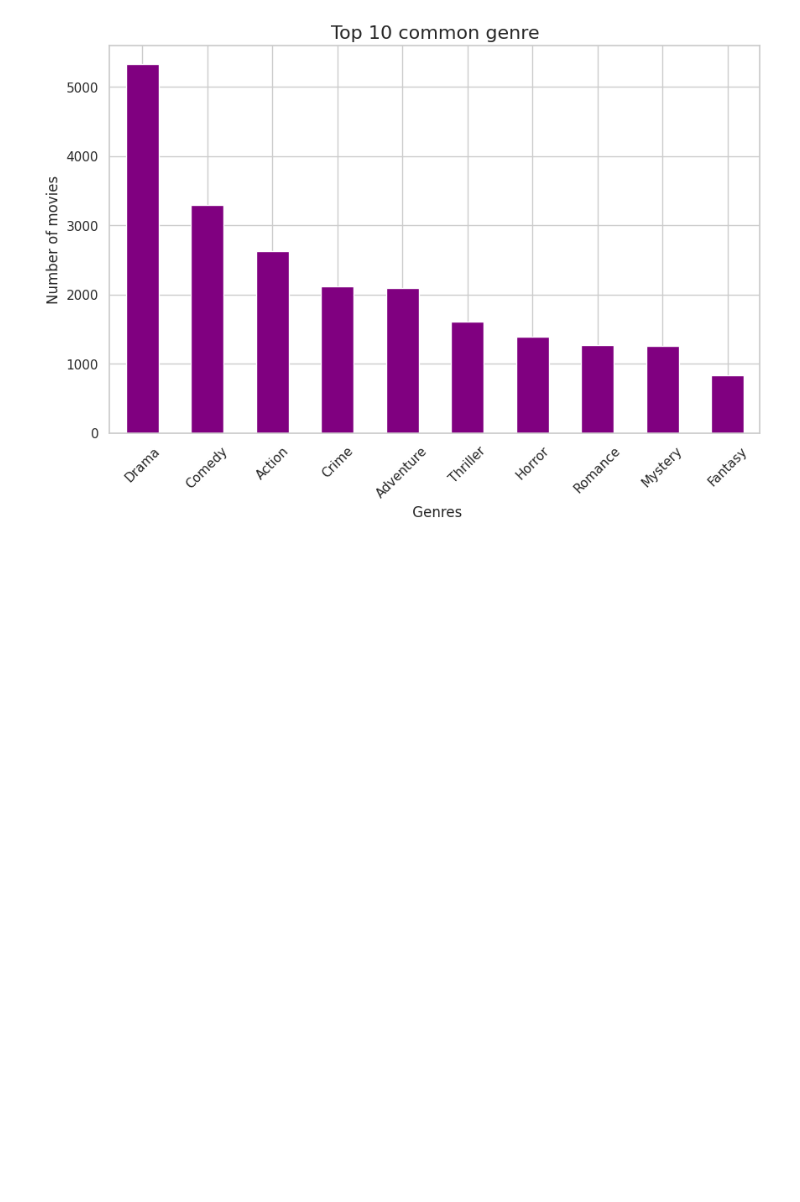
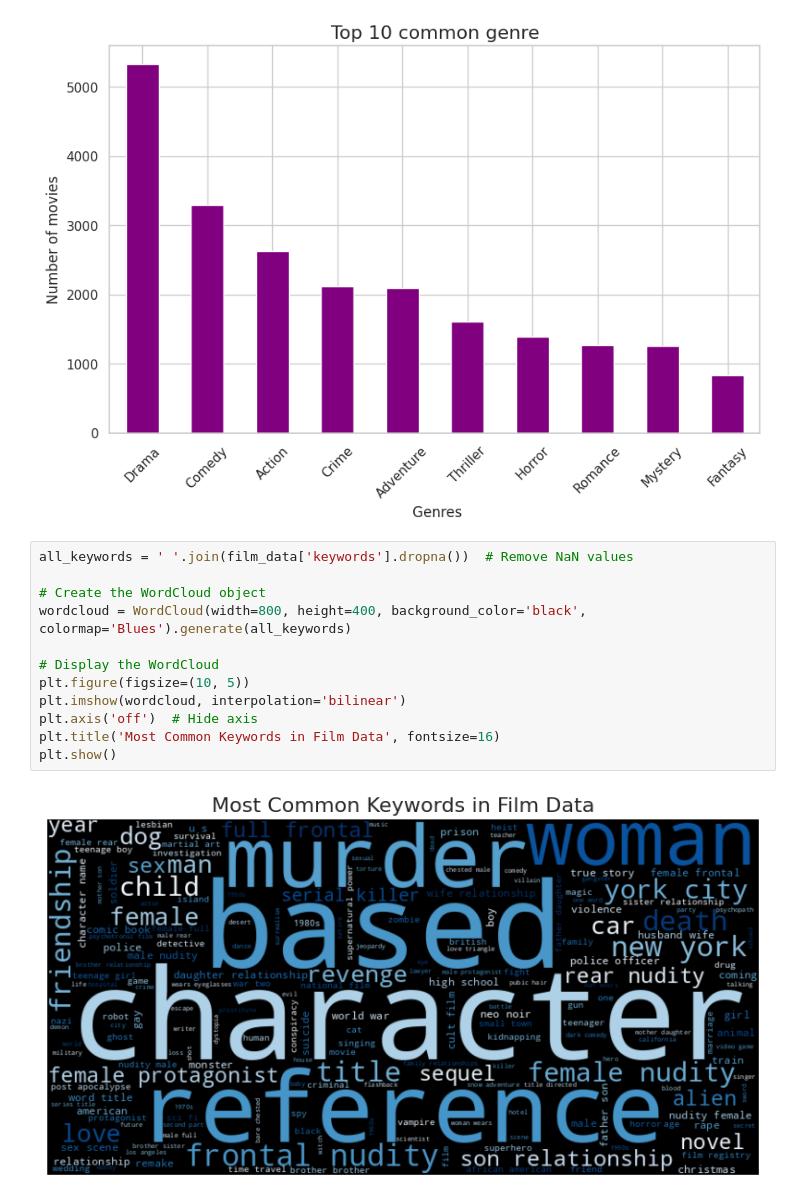
Before and after one commit to thanh309/film-finder, a Jupyter notebook: code/EDA_VIsual.ipynb, the cells around one changed output. Cells and saved outputs as stored; diff of their text form; blank space fills up the shorter version.

```diff
--- a/code/EDA_VIsual.ipynb
+++ b/code/EDA_VIsual.ipynb
@@ -105,3 +104,17 @@ plt.xticks(rotation=45)
 plt.show()
 # %% [output]
 [figure]
+# %%
+all_keywords = ' '.join(film_data['keywords'].dropna())  # Remove NaN values
+
+# Create the WordCloud object
+wordcloud = WordCloud(width=800, height=400, background_color='black', colormap='Blues').generate(all_keywords)
+
+# Display the WordCloud
+plt.figure(figsize=(10, 5))
+plt.imshow(wordcloud, interpolation='bilinear')
+plt.axis('off')  # Hide axis
+plt.title('Most Common Keywords in Film Data', fontsize=16)
+plt.show()
+# %% [output]
+[figure, added]
```
Also changed, not shown: parts of 13 cells of this notebook.
